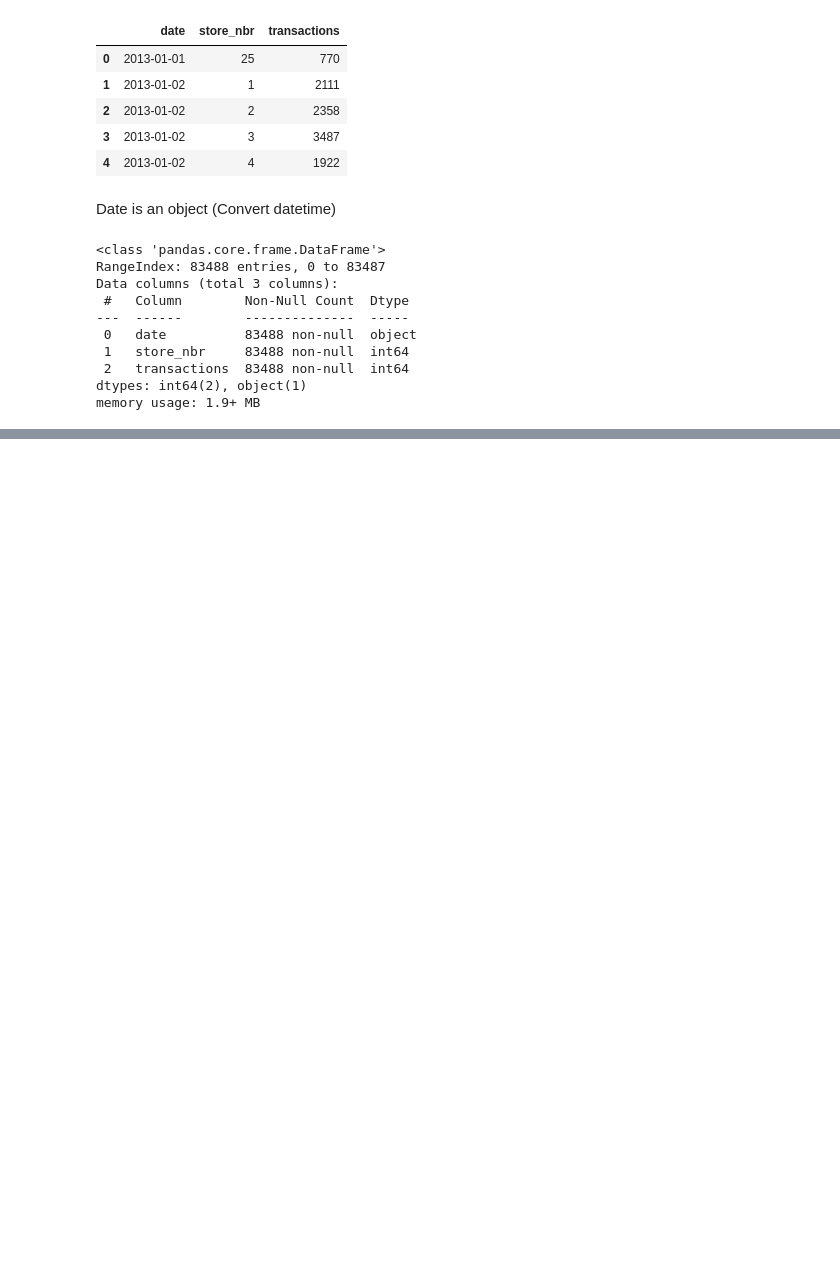
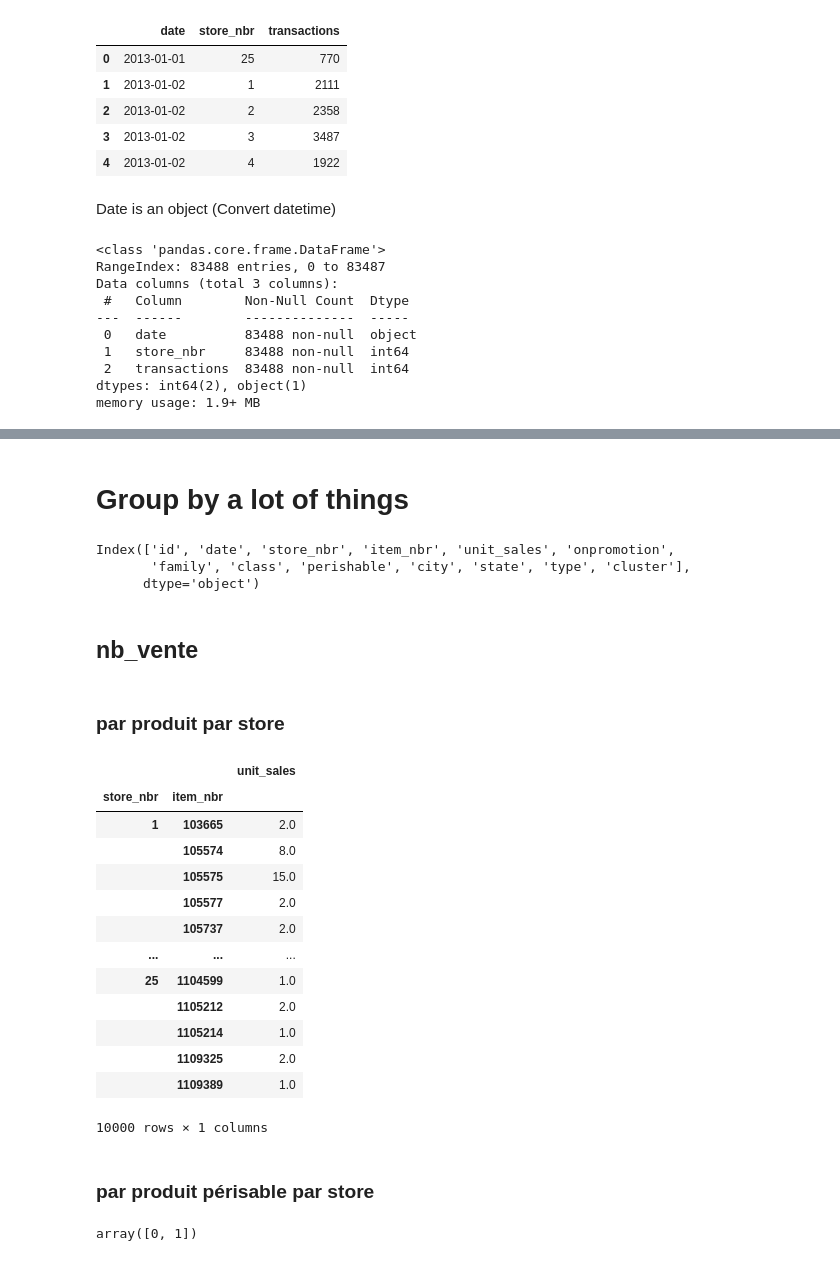
Before and after one commit to didine13/forecasting_for_sales, a Jupyter notebook: notebooks/nhouyvanisvong_dataexplo2.ipynb, the cells around one changed output, grey strips where cells are left out. Drawn from its saved outputs; the diff is of its cells as text; code cells hidden in the pictures; blank space fills up the shorter version.

Commit message:
reviews with all differents groupby()

```diff
--- a/notebooks/nhouyvanisvong_dataexplo2.ipynb
+++ b/notebooks/nhouyvanisvong_dataexplo2.ipynb
@@ -631,0 +525,2 @@ train_items_stores.groupby('store_nbr').count()[['unit_sales']]
+# %% [markdown]
+# Group by a lot of things
@@ -631,0 +531,35 @@ train_items_stores.groupby('store_nbr').count()[['unit_sales']]
+# %%
+train_items_stores.columns
+# %% [output]
+Index(['id', 'date', 'store_nbr', 'item_nbr', 'unit_sales', 'onpromotion',
+       'family', 'class', 'perishable', 'city', 'state', 'type', 'cluster'],
+      dtype='object')
+# %% [markdown]
+## nb_vente
+# %% [markdown]
+### par produit par store
+# %%
+train_items_stores.groupby(['store_nbr', 'item_nbr']).sum()[['unit_sales']]
+# %% [output]
+|  |  | unit_sales |
+| store_nbr | item_nbr |  |
+| 1 | 103665 | 2.0 |
+|  | 105574 | 8.0 |
+|  | 105575 | 15.0 |
+|  | 105577 | 2.0 |
+|  | 105737 | 2.0 |
+| ... | ... | ... |
+| 25 | 1104599 | 1.0 |
+|  | 1105212 | 2.0 |
+|  | 1105214 | 1.0 |
+|  | 1109325 | 2.0 |
+|  | 1109389 | 1.0 |
+10000 rows × 1 columns
+# %% [markdown]
+### par produit périsable par store
+# %%
+# 0 not perishable ; 1 perishable
+
+items_data['perishable'].unique()
+# %% [output]
+array([0, 1])
```
Also changed, not shown: parts of 48 cells of this notebook.
